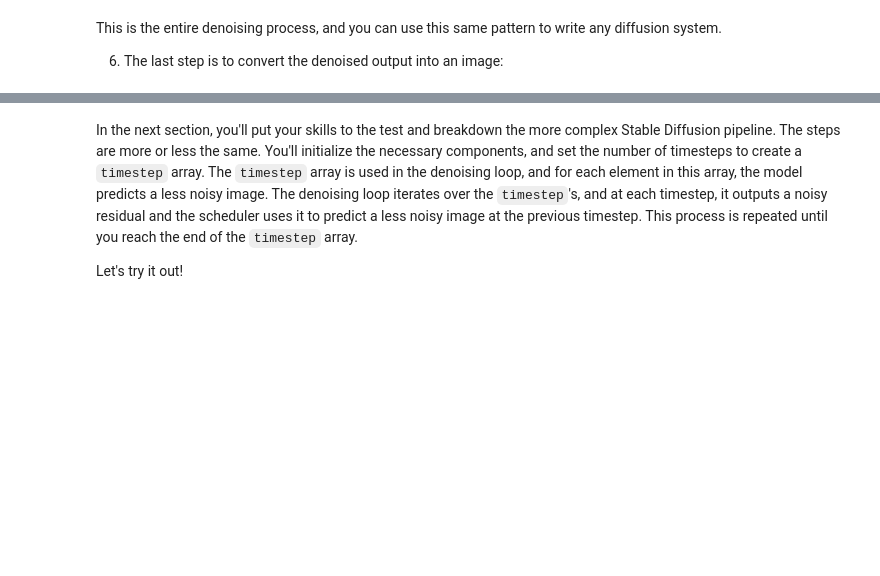
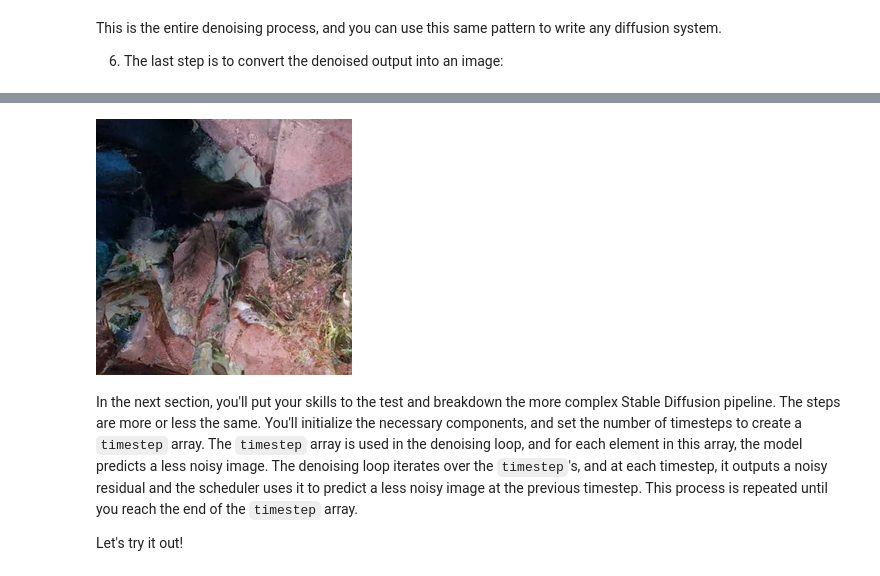
Before and after one commit to KharitonovDenis/kursach, a Jupyter notebook: diffusers_doc/en/pytorch/write_own_pipeline.ipynb, the cells around one changed output, grey strips where cells are left out. Drawn from its saved outputs; the diff is of its cells as text; code cells hidden in the pictures; blank space fills up the shorter version.

```diff
--- a/diffusers_doc/en/pytorch/write_own_pipeline.ipynb
+++ b/diffusers_doc/en/pytorch/write_own_pipeline.ipynb
@@ -121,3 +172,7 @@ image2
+# %%
+image_2
+# %% [output]
+[figure, added]
 # %% [markdown]
 In the next section, you'll put your skills to the test and breakdown the more complex Stable Diffusion pipeline. The steps are more or less the same. You'll initialize the necessary components, and set the number of timesteps to create a `timestep` array. The `timestep` array is used in the denoising loop, and for each element in this array, the model predicts a less noisy image. The denoising loop iterates over the `timestep`'s, and at each timestep, it outputs a noisy residual and the scheduler uses it to predict a less noisy image at the previous timestep. This process is repeated until you reach the end of the `timestep` array.
 
```
Also changed, not shown: parts of 24 cells of this notebook.
